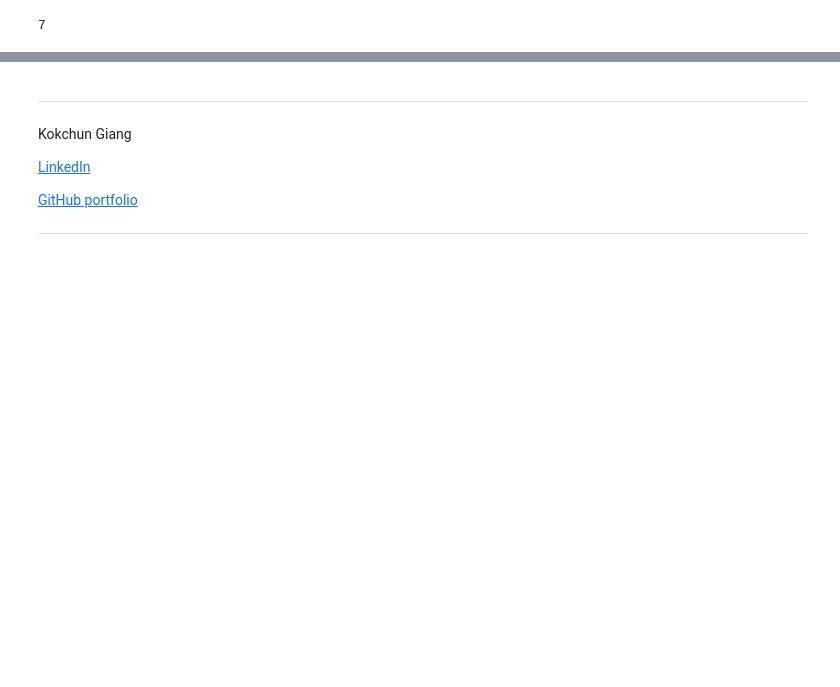
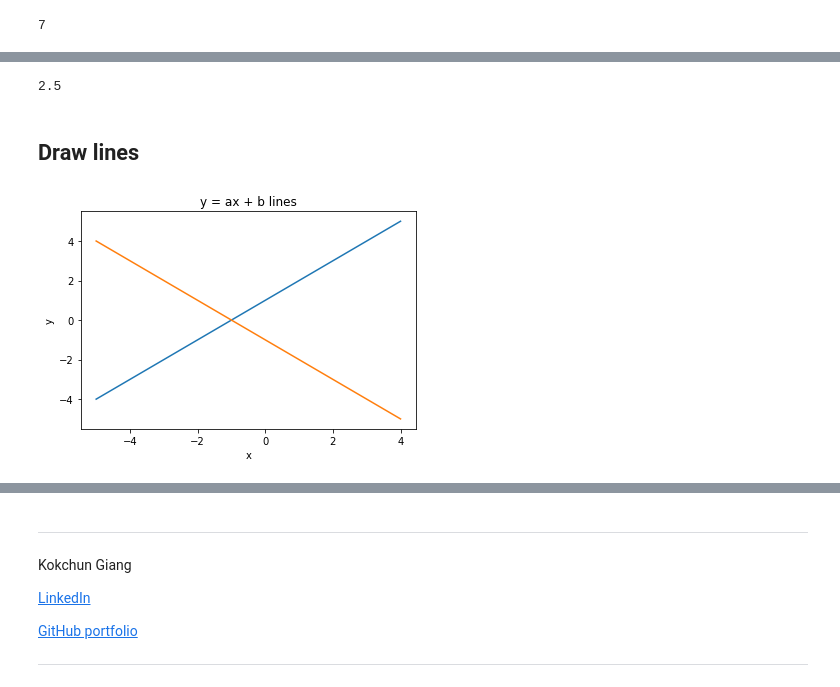
Before and after one commit to kokchun/Programmering-med-Python-21, a Jupyter notebook: Lectures/L6-functions.ipynb, the cells around one changed output, grey strips where cells are left out. Cells and saved outputs as stored; diff of their text form; code cells hidden in the pictures; blank space fills up the shorter version.

```diff
--- a/Lectures/L6-functions.ipynb
+++ b/Lectures/L6-functions.ipynb
@@ -75,0 +94,29 @@ print(count_words(quote))
+# %%
+def my_mean(*args):
+    sum_ = 0
+    for arg in args:
+        sum_ += arg
+    return sum_/len(args)
+
+print(my_mean(1,2,3,4))
+# %% [output]
+2.5
+# %% [markdown]
+## Draw lines
+# %%
+x = list(range(-5, 5))
+
+# y = ax + b
+def draw_line(x, a=1, b=1):
+    y = [a*x_+b for x_ in x]
+
+    plt.plot(x,y)
+    plt.title("y = ax + b lines")
+    plt.xlabel("x")
+    plt.ylabel("y")
+
+
+draw_line(x)
+draw_line(x,a=-1,b=-1)
+# %% [output]
+[figure, added]
```
Also changed, not shown: parts of 11 cells of this notebook, 1 other file.
